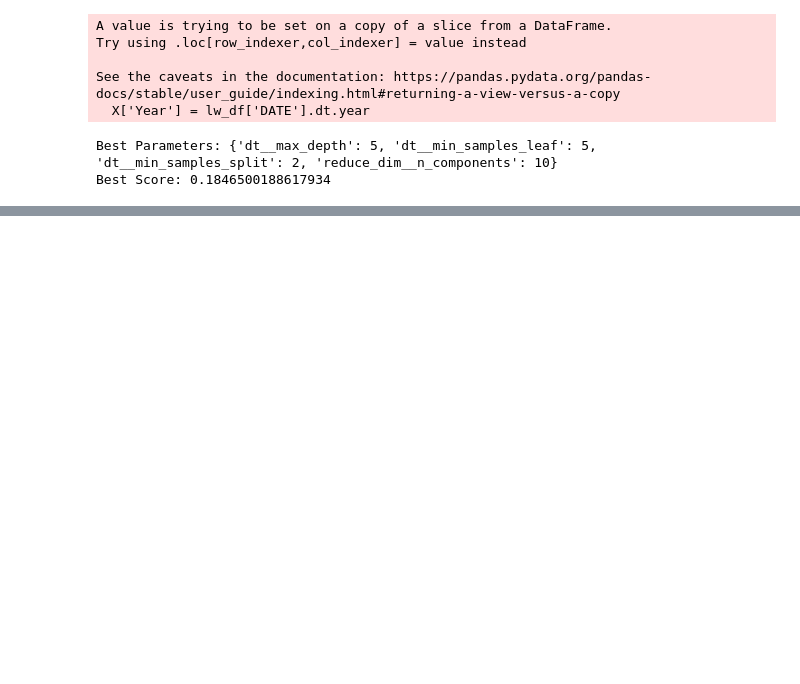
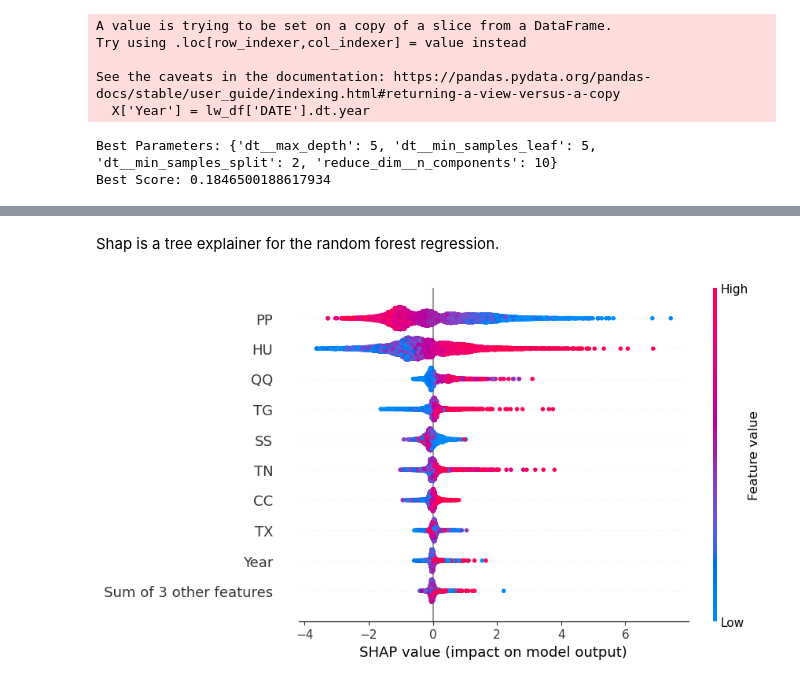
Before and after one commit to Matom23/London_Weather_EDA, a Jupyter notebook: Precipitation in London.ipynb, the cells around one changed output, grey strips where cells are left out. Cells and saved outputs as stored; diff of their text form; code cells hidden in the pictures; blank space fills up the shorter version.

```diff
--- a/Precipitation in London.ipynb
+++ b/Precipitation in London.ipynb
@@ -1443,0 +1548,2 @@ Next, I hope to try and utilize deep learning models to help me answer my questi
+# %% [markdown]
+Shap is a tree explainer for the random forest regression.
@@ -1443,0 +1552,9 @@ Next, I hope to try and utilize deep learning models to help me answer my questi
+# %%
+shap_explain = shap.Explainer(rf_model)
+# %%
+shap_eval = shap_explain(X_train)
+# %%
+shap.plots.beeswarm(shap_eval, show=False)
+labels = [y_labels.get_text() for y_labels in reversed(plt.gca().yaxis.get_majorticklabels())]
+# %% [output]
+[figure, added]
```
Also changed, not shown: parts of 84 cells of this notebook.
